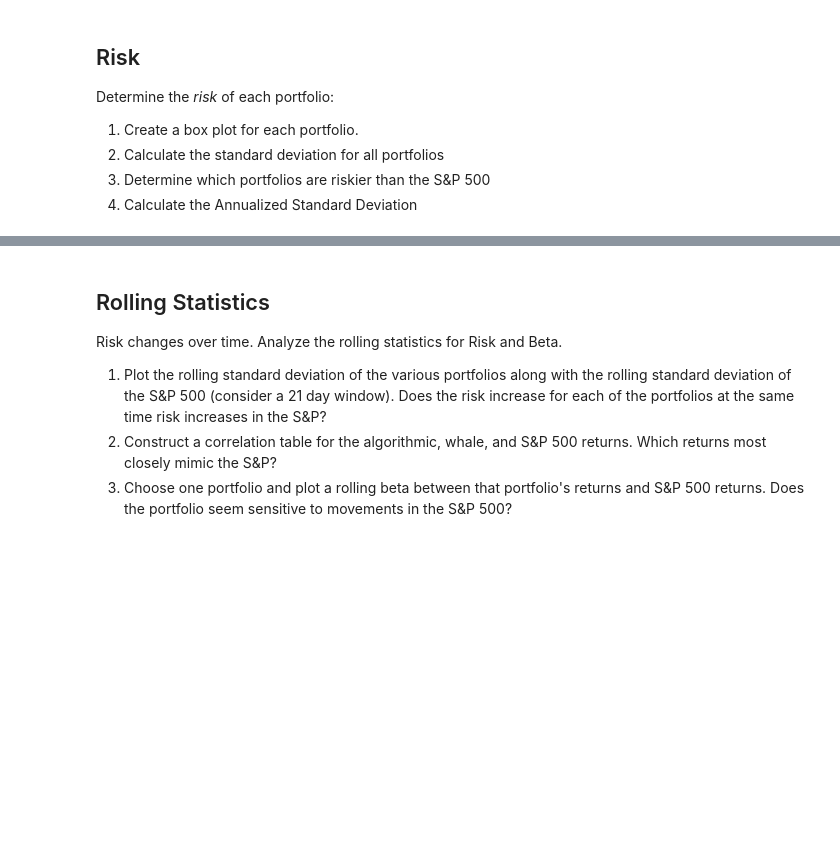
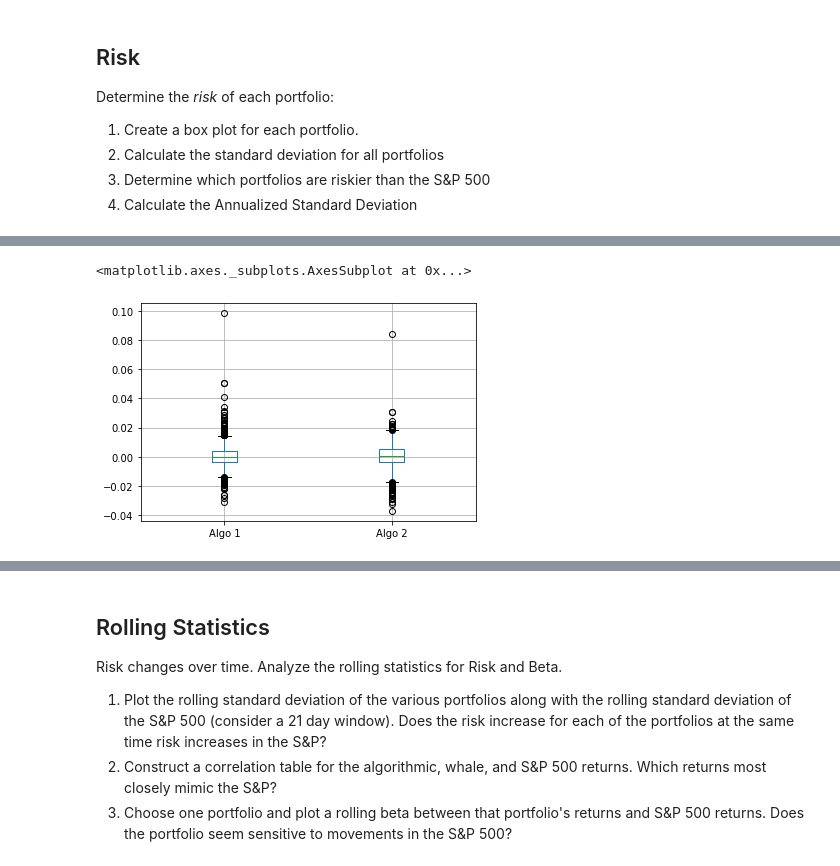
Before and after one commit to johnmyronmillar/A-Whale-Off-the-Port-folio-, a Jupyter notebook: Starter_Code/whale_analysis.ipynb, the cells around one changed output, grey strips where cells are left out. Saved outputs shown, nothing was run; the diff lists cells and outputs as text; code cells hidden in the pictures; blank space fills up the shorter version.

```diff
--- a/Starter_Code/whale_analysis.ipynb
+++ b/Starter_Code/whale_analysis.ipynb
@@ -209,0 +258,5 @@ Determine the _risk_ of each portfolio:
+# %%
+algo_df.boxplot()
+# %% [output]
+<matplotlib.axes._subplots.AxesSubplot at 0x...>
+[figure, added]
```
Also changed, not shown: parts of 27 cells of this notebook.
